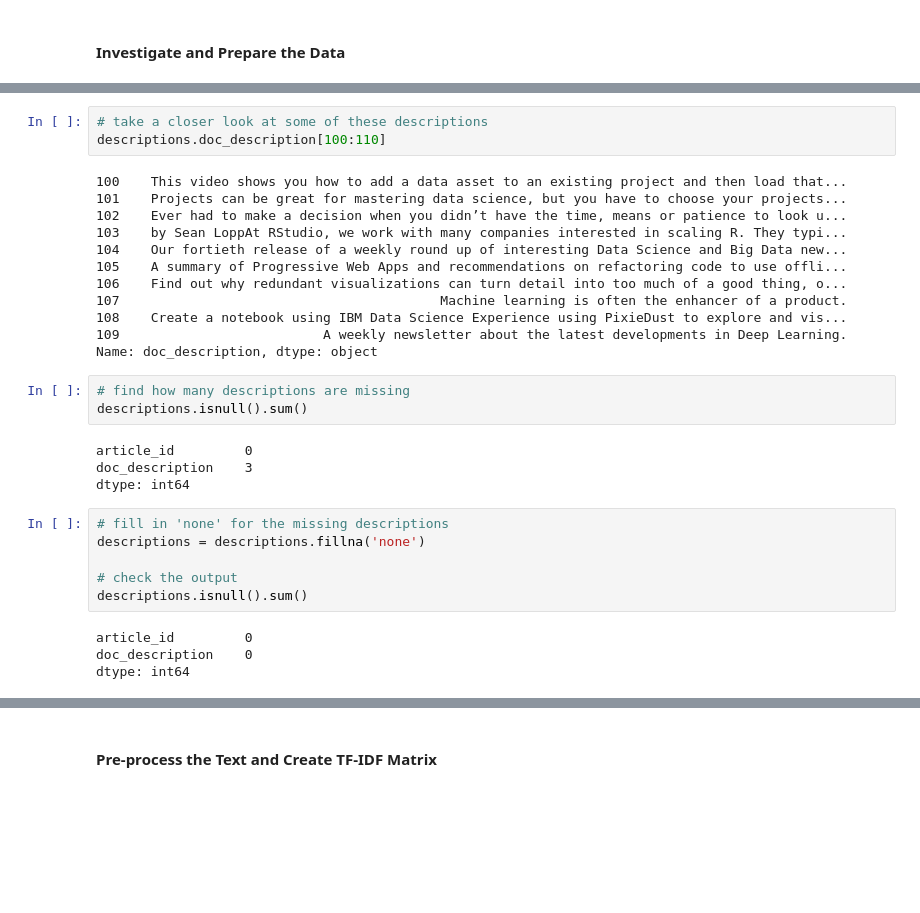
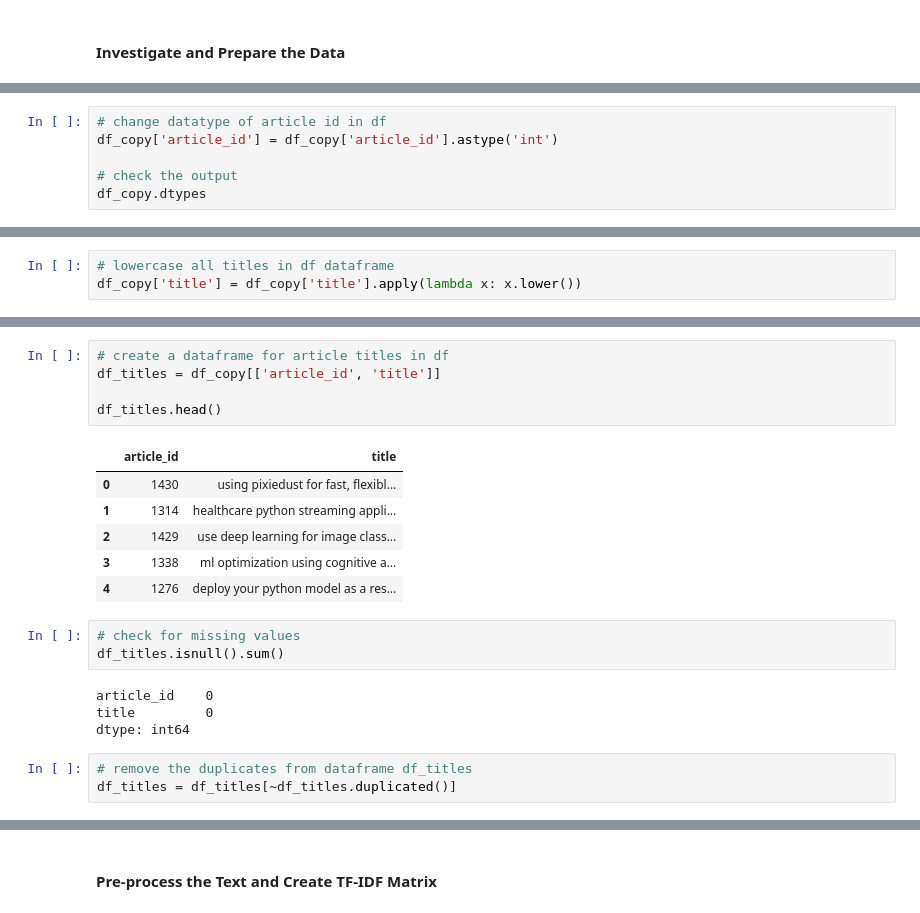
Before and after one commit to SolanaO/Recommendation_Systems, a Jupyter notebook: Recommendations_with_IBM.ipynb, the cells around one changed output, grey strips where cells are left out. Saved outputs shown, nothing was run; the diff lists cells and outputs as text; blank space fills up the shorter version.

```diff
--- a/Recommendations_with_IBM.ipynb
+++ b/Recommendations_with_IBM.ipynb
@@ -938,3 +938,9 @@ title          object
 user_id         int64
 interact        int64
 dtype: object
+# %%
+# change datatype of article id in df
+df_copy['article_id'] = df_copy['article_id'].astype('int')
+
+# check the output
+df_copy.dtypes
@@ -941 +961,4 @@ dtype: object
+# %%
+# lowercase all titles in df dataframe
+df_copy['title'] = df_copy['title'].apply(lambda x: x.lower())
 # %%
@@ -1019,32 +1017,22 @@ descriptions.head()
-# %%
-# take a closer look at some of these descriptions
-descriptions.doc_description[100:110]
-# %% [output]
-100    This video shows you how to add a data asset to an existing project and then load that...
-101    Projects can be great for mastering data science, but you have to choose your projects...
-102    Ever had to make a decision when you didn’t have the time, means or patience to look u...
-103    by Sean LoppAt RStudio, we work with many companies interested in scaling R. They typi...
-104    Our fortieth release of a weekly round up of interesting Data Science and Big Data new...
-105    A summary of Progressive Web Apps and recommendations on refactoring code to use offli...
-106    Find out why redundant visualizations can turn detail into too much of a good thing, o...
-107                                         Machine learning is often the enhancer of a product.
-108    Create a notebook using IBM Data Science Experience using PixieDust to explore and vis...
-109                          A weekly newsletter about the latest developments in Deep Learning.
-Name: doc_description, dtype: object
-# %%
-# find how many descriptions are missing
-descriptions.isnull().sum()
-# %% [output]
-article_id         0
-doc_description    3
-dtype: int64
-# %%
-# fill in 'none' for the missing descriptions
-descriptions = descriptions.fillna('none')
-
-# check the output
-descriptions.isnull().sum()
-# %% [output]
-article_id         0
-doc_description    0
-dtype: int64
+# %%
+# create a dataframe for article titles in df
+df_titles = df_copy[['article_id', 'title']]
+
+df_titles.head()
+# %% [output]
+|  | article_id | title |
+| 0 | 1430 | using pixiedust for fast, flexibl... |
+| 1 | 1314 | healthcare python streaming appli... |
+| 2 | 1429 | use deep learning for image class... |
+| 3 | 1338 | ml optimization using cognitive a... |
+| 4 | 1276 | deploy your python model as a res... |
+# %%
+# check for missing values
+df_titles.isnull().sum()
+# %% [output]
+article_id    0
+title         0
+dtype: int64
+# %%
+# remove the duplicates from dataframe df_titles
+df_titles = df_titles[~df_titles.duplicated()]
```
Also changed, not shown: parts of 53 cells of this notebook.
